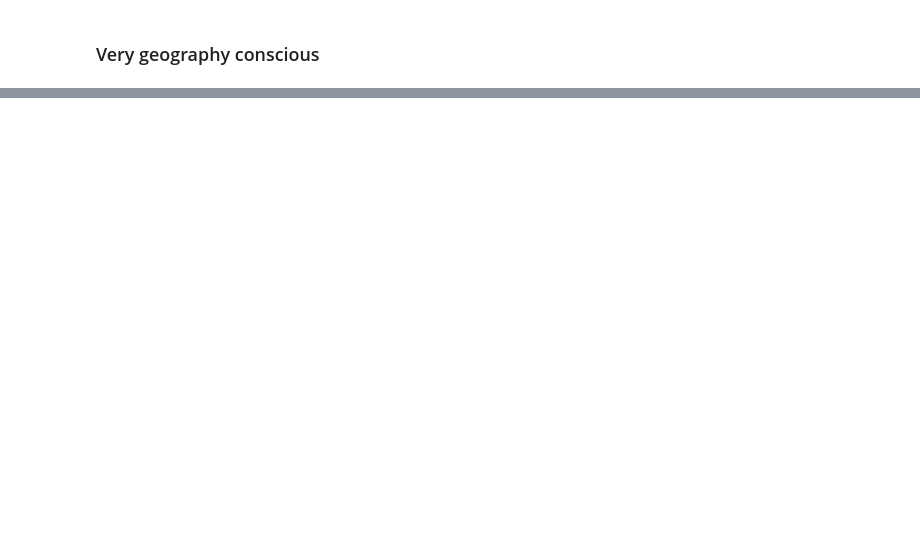
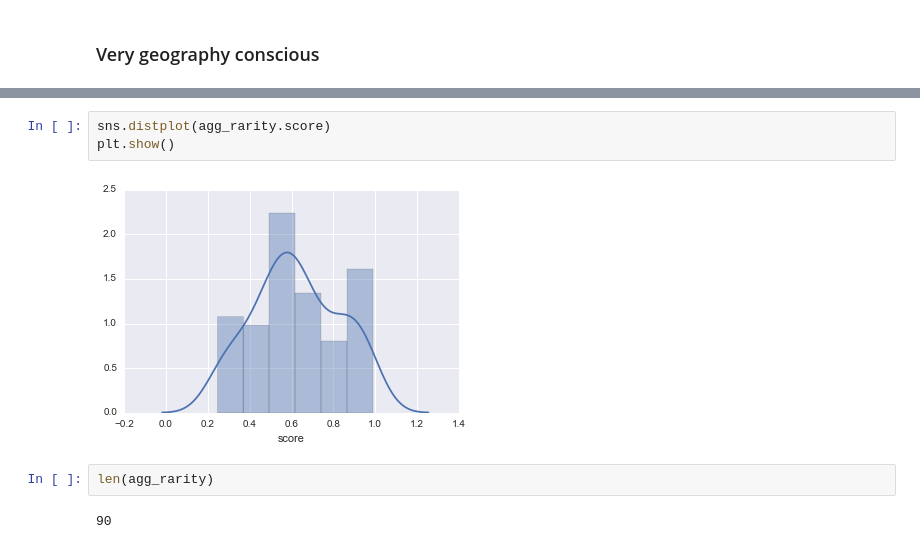
Before and after one commit to lukearmistead/savvysuds, a Jupyter notebook: other/rarity_score_eda.ipynb, the cells around one changed output, grey strips where cells are left out. Saved outputs shown, nothing was run; the diff lists cells and outputs as text; blank space fills up the shorter version.

```diff
--- a/other/rarity_score_eda.ipynb
+++ b/other/rarity_score_eda.ipynb
@@ -473,0 +698,9 @@ top 10 using score
+# %%
+sns.distplot(agg_rarity.score)
+plt.show()
+# %% [output]
+[figure, added]
+# %%
+len(agg_rarity)
+# %% [output]
+90
```
Also changed, not shown: parts of 13 cells of this notebook, 1 other file.
